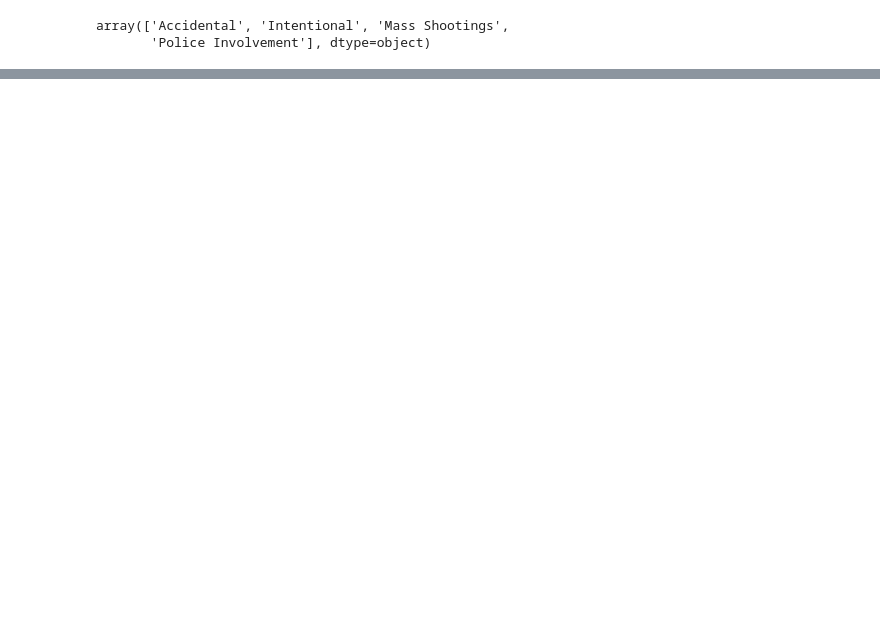
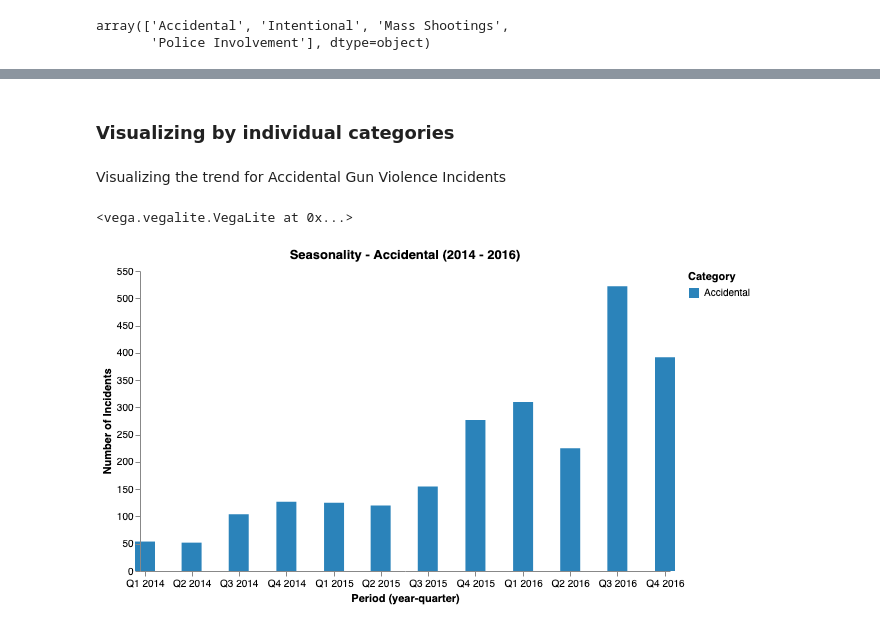
Before and after one commit to kwright76/Gun-Violence-Analysis, a Jupyter notebook: First Version.ipynb, the cells around one changed output, grey strips where cells are left out. Drawn from its saved outputs; the diff is of its cells as text; code cells hidden in the pictures; blank space fills up the shorter version.

```diff
--- a/First Version.ipynb
+++ b/First Version.ipynb
@@ -199,0 +221,23 @@ df[df["Category"] == "Mass Shootings"].groupby(["Year","Quarter"]).count()
+# %% [markdown]
+### Visualizing by individual categories
+# %% [markdown]
+Visualizing the trend for Accidental Gun Violence Incidents
+# %%
+chart = alt.Chart(seasonality[seasonality['Category'] == 'Accidental'], title='Seasonality - Accidental (2014 - 2016)', name='seasonality_accidental') \
+        .mark_bar(size=20, color='#1f77b4') \
+        .encode(
+    x = alt.X('Period', timeUnit='yearquarter'),
+    y = alt.Y('sum(Count)', axis=alt.Axis(title='Number of Incidents')),
+    color = alt.Color('Category', scale=alt.Scale(range=['#2b83ba'])),
+    tooltip = ['Period', 'Count', 'Category']
+)
+chart.configure_axis(
+    grid = False
+).configure_view(
+    strokeWidth = 0
+).properties(
+    width = 530
+).display()
+# %% [output]
+<vega.vegalite.VegaLite at 0x...>
+[figure, added]
```
Also changed, not shown: parts of 54 cells of this notebook.
